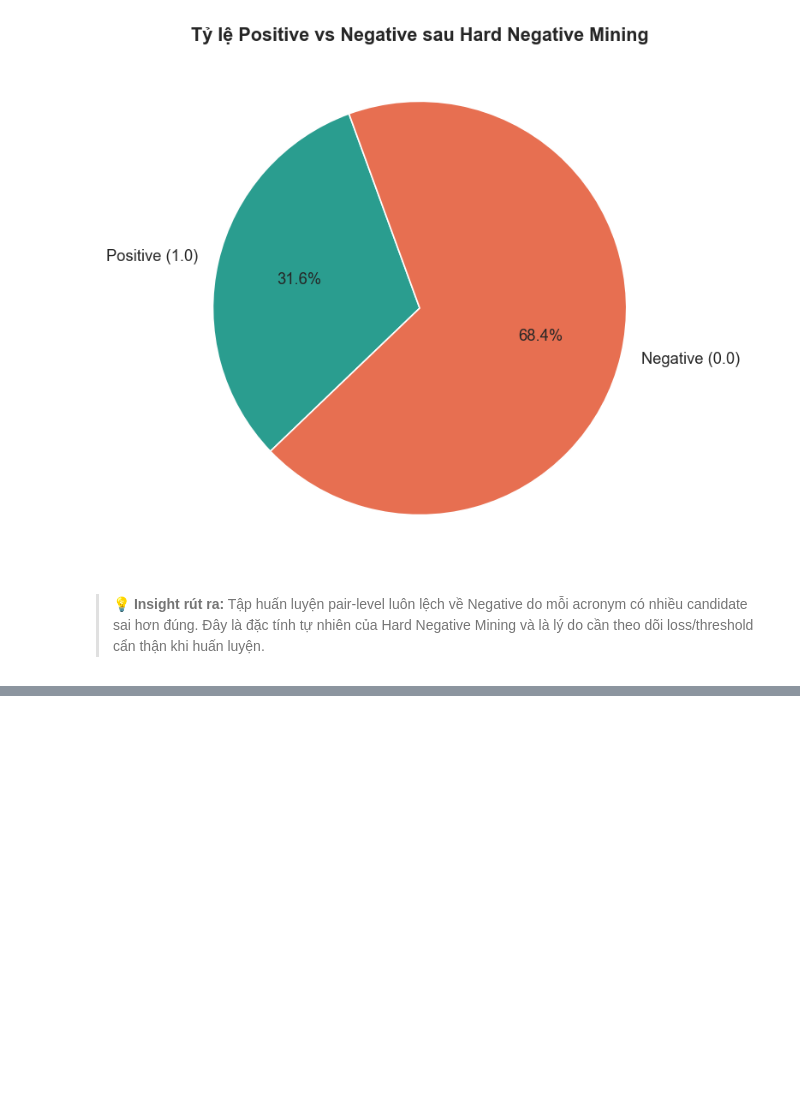
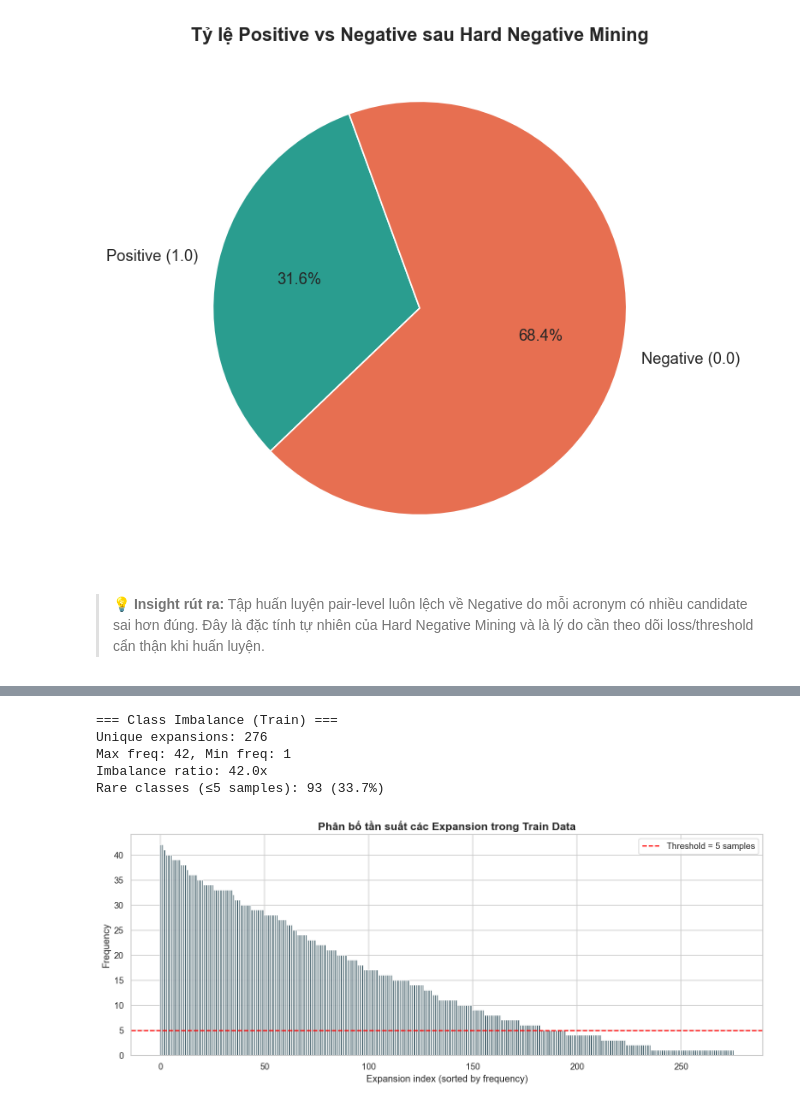
Before and after one commit to KwanFam26022005/Medical-NLU-Pipeline, a Jupyter notebook: notebooks/eda_tram1_acronym.ipynb, the cells around one changed output, grey strips where cells are left out. Drawn from its saved outputs; the diff is of its cells as text; code cells hidden in the pictures; blank space fills up the shorter version.

```diff
--- a/notebooks/eda_tram1_acronym.ipynb
+++ b/notebooks/eda_tram1_acronym.ipynb
@@ -309,0 +400,30 @@ Passing `palette` without assigning `hue` is deprecated and will be removed in v
+# %%
+# Class imbalance trong train
+train_exp_counts = Counter(s["expansion"] for s in train_samples)
+exp_freqs = sorted(train_exp_counts.values(), reverse=True)
+
+print(f"\n=== Class Imbalance (Train) ===")
+print(f"Unique expansions: {len(train_exp_counts)}")
+print(f"Max freq: {max(exp_freqs)}, Min freq: {min(exp_freqs)}")
+print(f"Imbalance ratio: {max(exp_freqs)/min(exp_freqs):.1f}x")
+rare_count = sum(1 for f in exp_freqs if f <= 5)
+print(f"Rare classes (≤5 samples): {rare_count} ({rare_count/len(train_exp_counts)*100:.1f}%)")
+
+fig, ax = plt.subplots(figsize=(12, 5))
+ax.bar(range(len(exp_freqs)), exp_freqs, color="#264653", alpha=0.8)
+ax.axhline(y=5, color="red", linestyle="--", label="Threshold = 5 samples")
+ax.set_title("Phân bố tần suất các Expansion trong Train Data", fontsize=14, fontweight="bold")
+ax.set_xlabel("Expansion index (sorted by frequency)")
+ax.set_ylabel("Frequency")
+ax.legend()
+
+plt.tight_layout()
+plt.savefig(FIG_DIR / "acronym_data_explosion.pdf", dpi=300, bbox_inches="tight")
+plt.show()
+# %% [output]
+=== Class Imbalance (Train) ===
+Unique expansions: 276
+Max freq: 42, Min freq: 1
+Imbalance ratio: 42.0x
+Rare classes (≤5 samples): 93 (33.7%)
+[figure, added]
```
Also changed, not shown: parts of 21 cells of this notebook, 57 other files.
